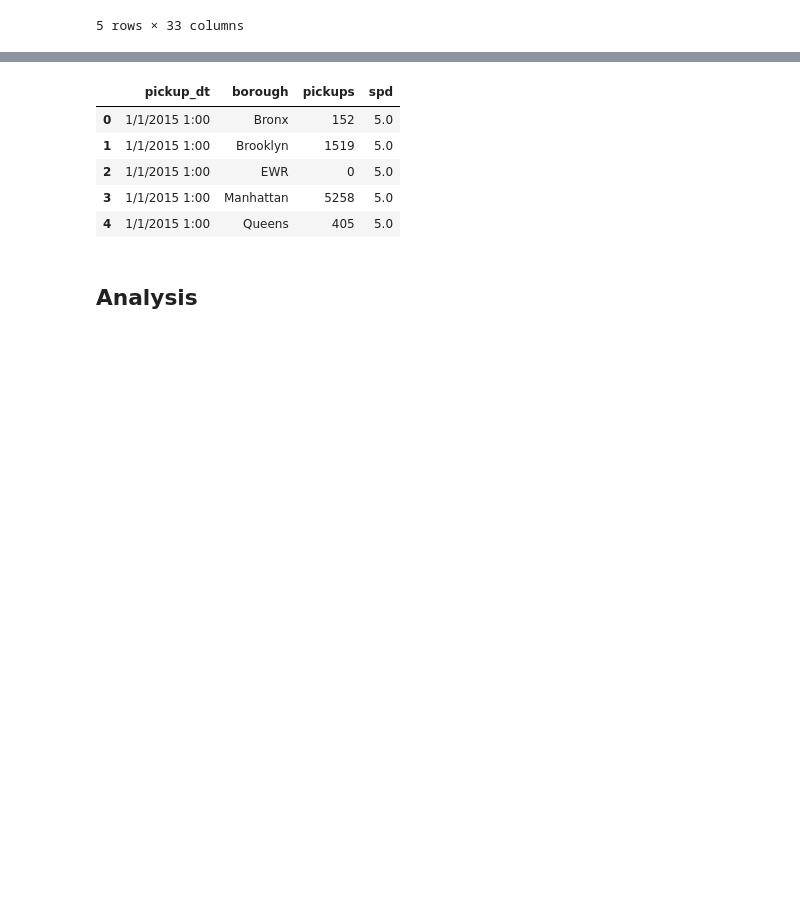
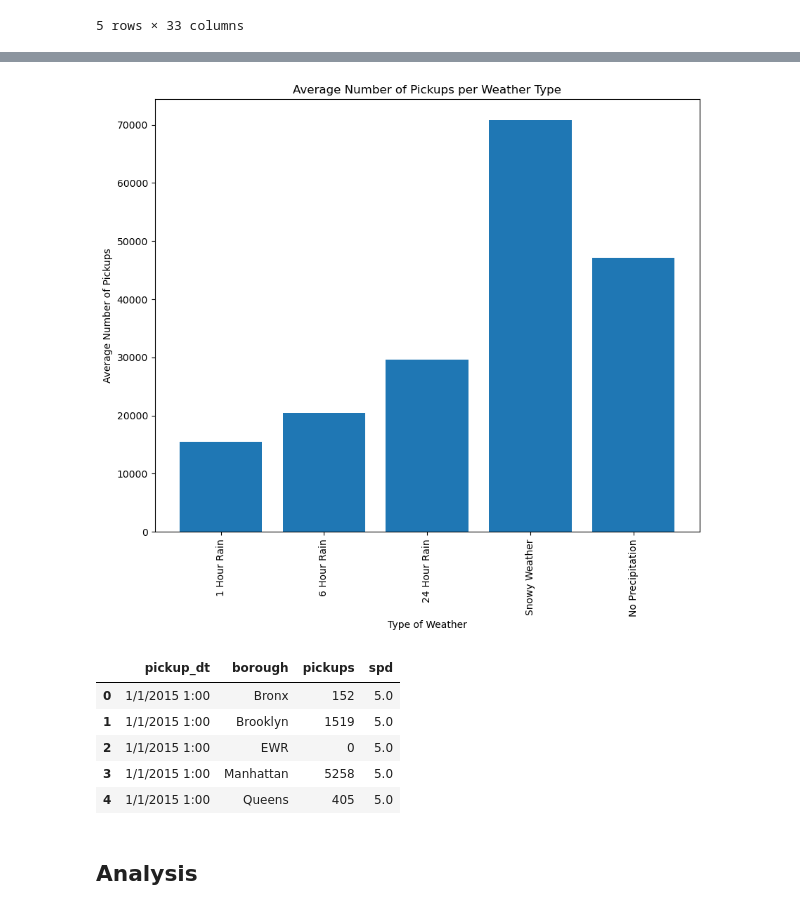
Before and after one commit to caleb-g23/Uber_Pickups_Project, a Jupyter notebook: Main/uber_main.ipynb, the cells around one changed output, grey strips where cells are left out. Drawn from its saved outputs; the diff is of its cells as text; code cells hidden in the pictures; blank space fills up the shorter version.

```diff
--- a/Main/uber_main.ipynb
+++ b/Main/uber_main.ipynb
@@ -96,3 +190,23 @@ AttributeError: 'DataFrame' object has no attribute 'valuecount'
+# %%
+#create a dataframe and bar chart that shows average pickups by different weather type
+avg_total_weather = {"Type of Weather": ["1 Hour Rain", "6 Hour Rain", "24 Hour Rain", "Snowy Weather", "No Precipitation"],
+                     "Average Pickups": [avg_short_rain_total, avg_medium_rain_total, avg_heavy_rain_total, avg_snow_total, avg_no_precipitation_total]
+
+}
+avg_weather_df = pd.DataFrame(avg_total_weather)
+
+x_axis = np.arange(len(avg_weather_df))
+tick_locations = [value for value in x_axis]
+
+plt.figure(figsize=(10, 8))
+plt.bar(x_axis, avg_weather_df["Average Pickups"], align="center")
+plt.xticks(tick_locations, avg_weather_df["Type of Weather"], rotation ="vertical")
+plt.xlabel("Type of Weather")
+plt.ylabel("Average Number of Pickups")
+plt.title("Average Number of Pickups per Weather Type")
+plt.show()
+# %% [output]
+[figure, added]
 # %%
 # Does Wind Speed affect the number of pickups? How does wind with or without precipitation affect it? - Ryan
 wind_df= uber_df[["pickup_dt", "borough", "pickups", "spd"]]
```
Also changed, not shown: parts of 13 cells of this notebook.
